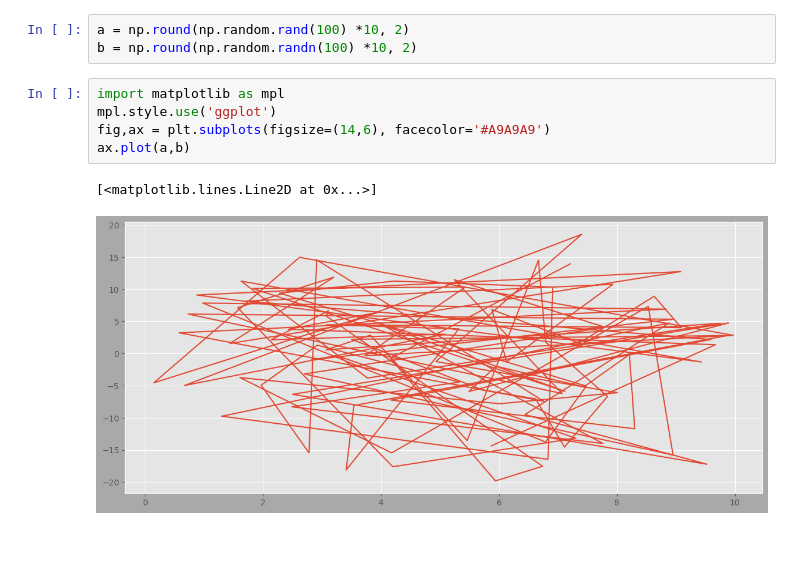
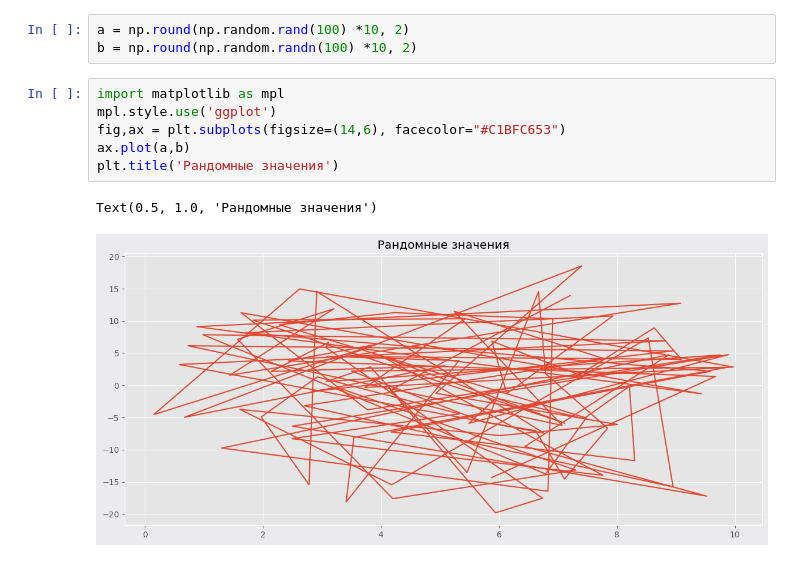
Before and after one commit to DAnyadenzel23/LevelUp-DS, a Jupyter notebook: homeworks/homework6.ipynb, the cells around one changed output. Saved outputs shown, nothing was run; the diff lists cells and outputs as text.

```diff
--- a/homeworks/homework6.ipynb
+++ b/homeworks/homework6.ipynb
@@ -271,8 +271,9 @@ b = np.round(np.random.randn(100) *10, 2)
 # %%
 import matplotlib as mpl
 mpl.style.use('ggplot')
-fig,ax = plt.subplots(figsize=(14,6), facecolor='#A9A9A9')
+fig,ax = plt.subplots(figsize=(14,6), facecolor="#C1BFC653")
 ax.plot(a,b)
+plt.title('Рандомные значения')
 # %% [output]
-[<matplotlib.lines.Line2D at 0x...>]
+Text(0.5, 1.0, 'Рандомные значения')
-[figure, old version]
+[figure, new version]
```
